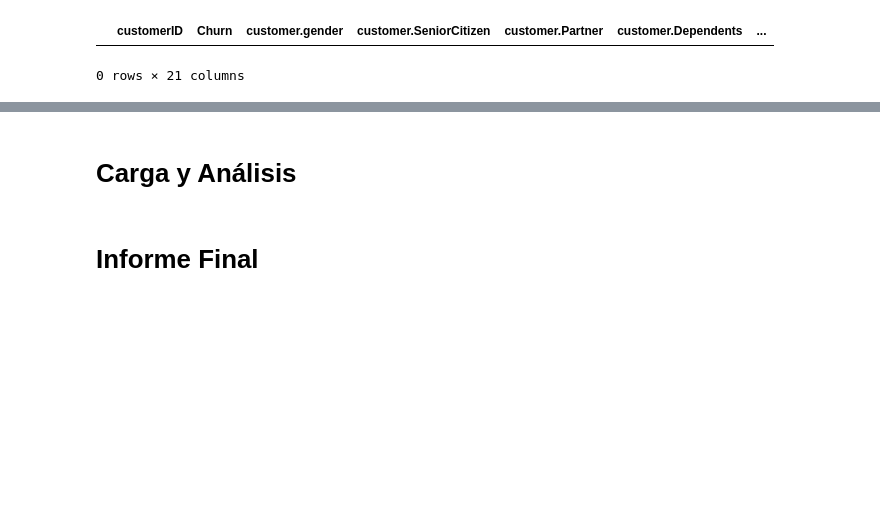
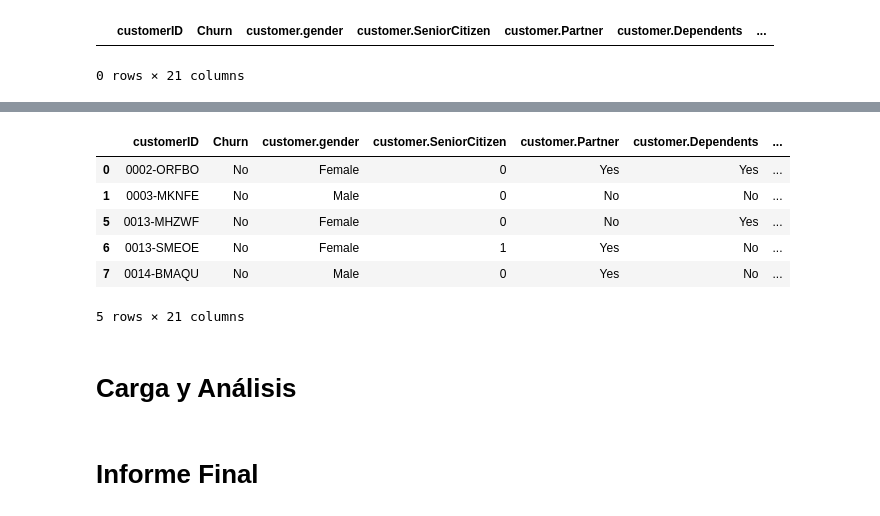
Before and after one commit to AndreaCisneros/challenge-telecomx, a Jupyter notebook: TelecomX.ipynb, the cells around one changed output, grey strips where cells are left out. Drawn from its saved outputs; the diff is of its cells as text; code cells hidden in the pictures; blank space fills up the shorter version.

```diff
--- a/TelecomX.ipynb
+++ b/TelecomX.ipynb
@@ -111,3 +149,14 @@ data. head()
+# %%
+df_churn_no = data[data['Churn'] == 'No']
+df_churn_no.head()
+# %% [output]
+|  | customerID | Churn | customer.gender | customer.SeniorCitizen | customer.Partner | customer.Dependents | ... |
+| 0 | 0002-ORFBO | No | Female | 0 | Yes | Yes | ... |
+| 1 | 0003-MKNFE | No | Male | 0 | No | No | ... |
+| 5 | 0013-MHZWF | No | Female | 0 | No | Yes | ... |
+| 6 | 0013-SMEOE | No | Female | 1 | Yes | No | ... |
+| 7 | 0014-BMAQU | No | Male | 0 | Yes | No | ... |
+5 rows × 21 columns
 # %% [markdown]
 # **Carga y Análisis**
 # %% [markdown]
```
Also changed, not shown: parts of 11 cells of this notebook.
